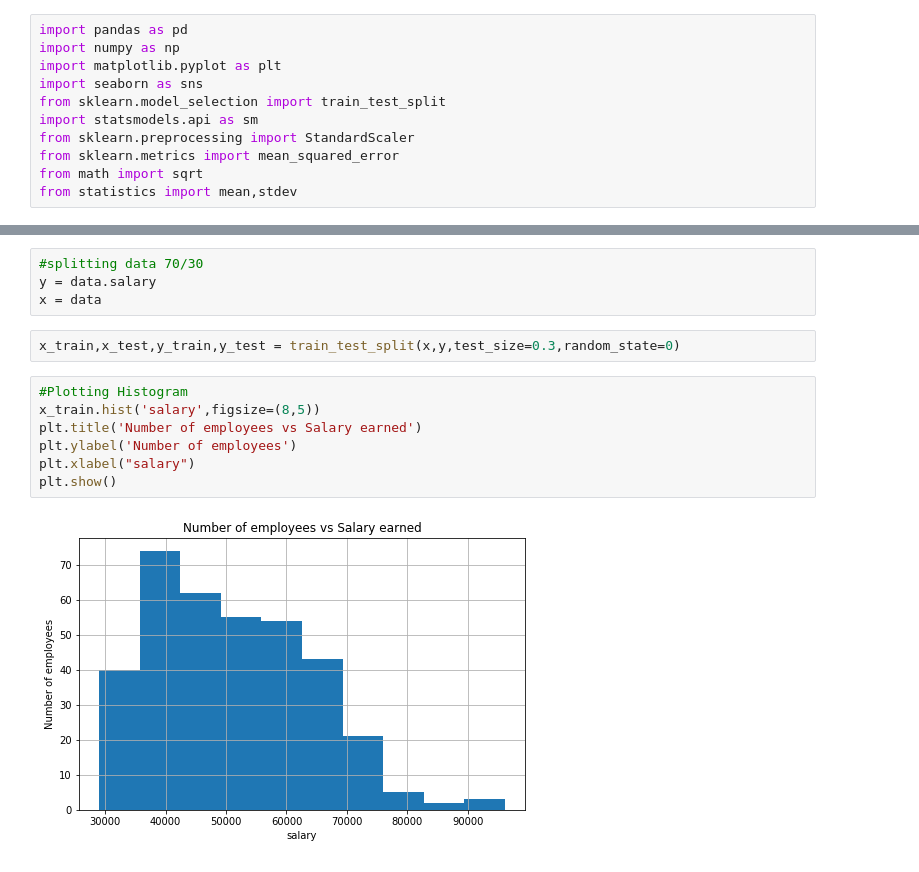
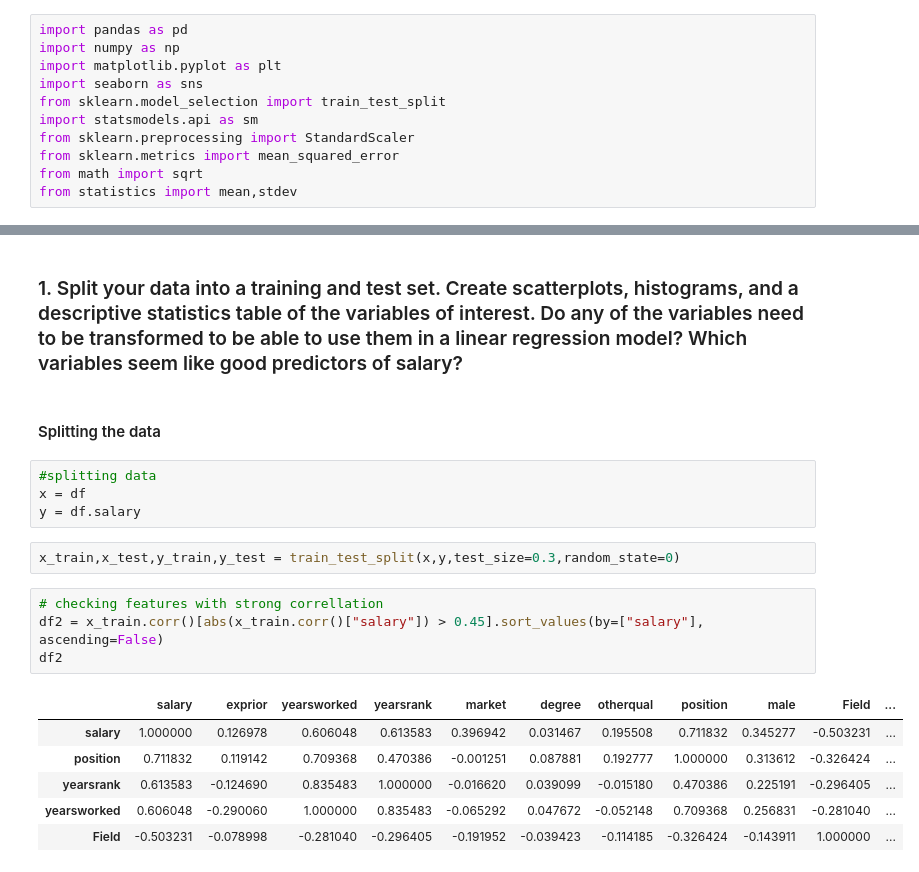
Before and after one commit to Sibusiso1995/Multi-linear-Regression, a Jupyter notebook: Untitled.ipynb, the cells around one changed output, grey strips where cells are left out. Cells and saved outputs as stored; diff of their text form.

```diff
--- a/Untitled.ipynb
+++ b/Untitled.ipynb
@@ -60,15 +34,21 @@ sns.residplot(x='salary', y='yearsworked',data=df)
+# %% [markdown]
+### 1. Split your data into a training and test set. Create scatterplots, histograms, and a descriptive statistics table of the variables of interest. Do any of the variables need to be transformed to be able to use them in a linear regression model? Which variables seem like good predictors of salary?
+# %% [markdown]
+#### Splitting the data
 # %%
-#splitting data 70/30
-y = data.salary
-x = data
+#splitting data
+x = df
+y = df.salary
 # %%
 x_train,x_test,y_train,y_test = train_test_split(x,y,test_size=0.3,random_state=0)
-# %%
-#Plotting Histogram
-x_train.hist('salary',figsize=(8,5))
-plt.title('Number of employees vs Salary earned')
-plt.ylabel('Number of employees')
-plt.xlabel("salary")
-plt.show()
-# %% [output]
-[figure, removed]
+# %%
+# checking features with strong correllation
+df2 = x_train.corr()[abs(x_train.corr()["salary"]) > 0.45].sort_values(by=["salary"], ascending=False)
+df2
+# %% [output]
+|  | salary | exprior | yearsworked | yearsrank | market | degree | otherqual | position | male | Field | ... |
+| salary | 1.000000 | 0.126978 | 0.606048 | 0.613583 | 0.396942 | 0.031467 | 0.195508 | 0.711832 | 0.345277 | -0.503231 | ... |
+| position | 0.711832 | 0.119142 | 0.709368 | 0.470386 | -0.001251 | 0.087881 | 0.192777 | 1.000000 | 0.313612 | -0.326424 | ... |
+| yearsrank | 0.613583 | -0.124690 | 0.835483 | 1.000000 | -0.016620 | 0.039099 | -0.015180 | 0.470386 | 0.225191 | -0.296405 | ... |
+| yearsworked | 0.606048 | -0.290060 | 1.000000 | 0.835483 | -0.065292 | 0.047672 | -0.052148 | 0.709368 | 0.256831 | -0.281040 | ... |
+| Field | -0.503231 | -0.078998 | -0.281040 | -0.296405 | -0.191952 | -0.039423 | -0.114185 | -0.326424 | -0.143911 | 1.000000 | ... |
```
Also changed, not shown: parts of 17 cells of this notebook.
